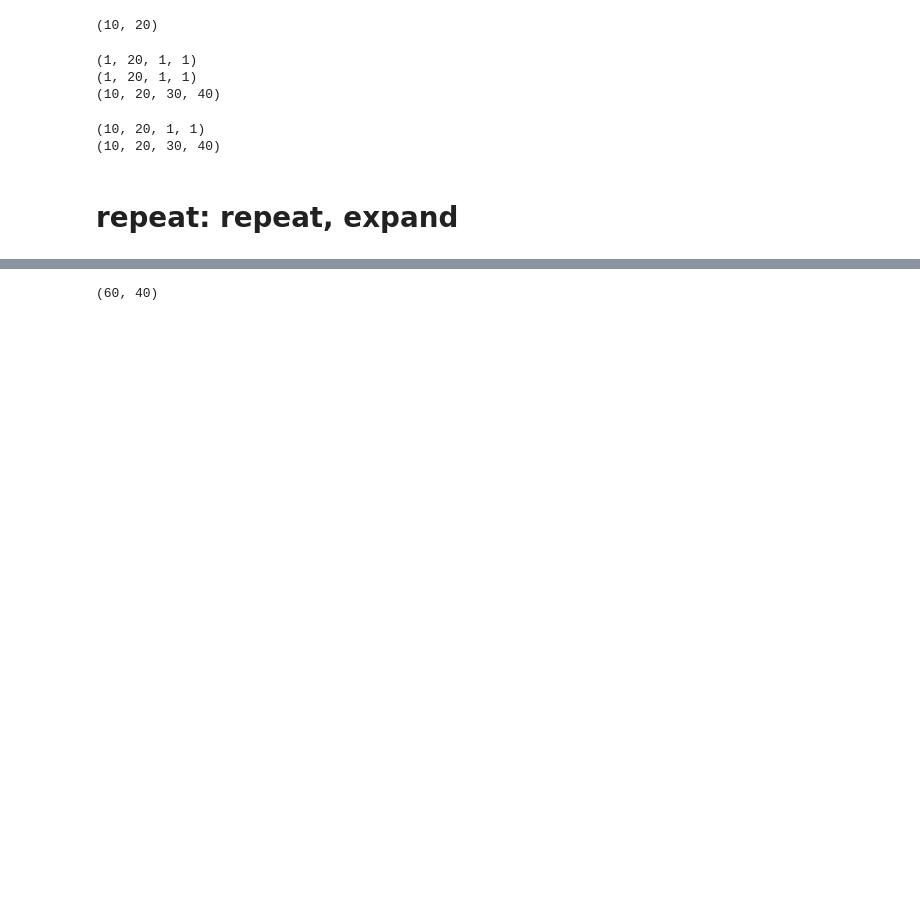
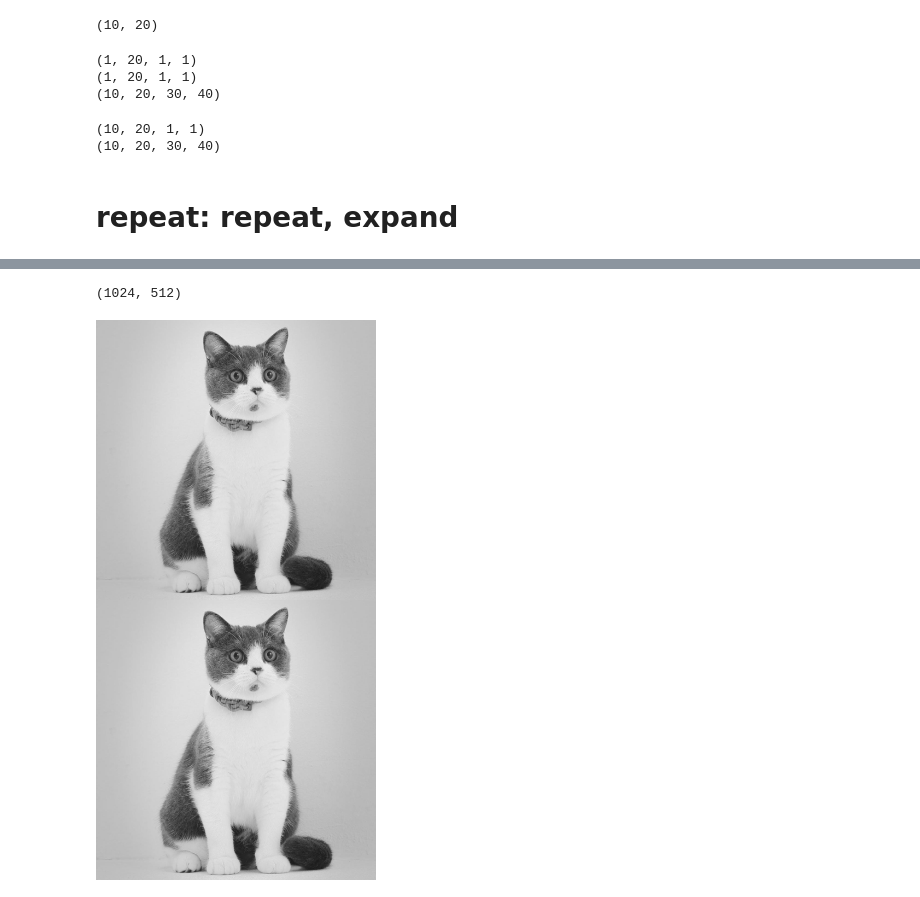
Before and after one commit to NagatoYuki0943/DL, a Jupyter notebook: Pytorch/01_PyTorch基本/05数学运算/einops einsum&rearrange&repeat&reduce.ipynb, the cells around one changed output, grey strips where cells are left out. Cells and saved outputs as stored; diff of their text form; code cells hidden in the pictures; blank space fills up the shorter version.

```diff
--- a/Pytorch/01_PyTorch基本/05数学运算/einops einsum&rearrange&repeat&reduce.ipynb
+++ b/Pytorch/01_PyTorch基本/05数学运算/einops einsum&rearrange&repeat&reduce.ipynb
@@ -233,6 +237,9 @@ repeat(image, 'h w -> h w c', c=3).shape
 # %%
 # 竖直重复2次图片
 # repeat image 2 times along height (vertical axis)
-repeat(image, 'h w -> (repeat h) w', repeat=2).shape
+temp = repeat(np.array(image), 'h w -> (repeat h) w', repeat=2)
+print(temp.shape)
+Image.fromarray(temp)
 # %% [output]
-(60, 40)
+(1024, 512)
+[figure, added]
```
Also changed, not shown: parts of 10 cells of this notebook, 1 other file.
